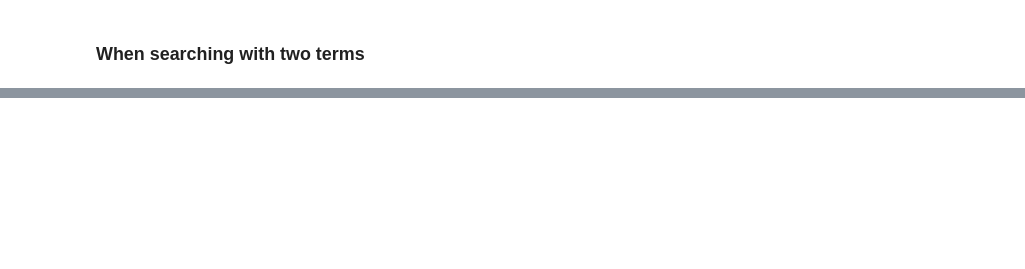
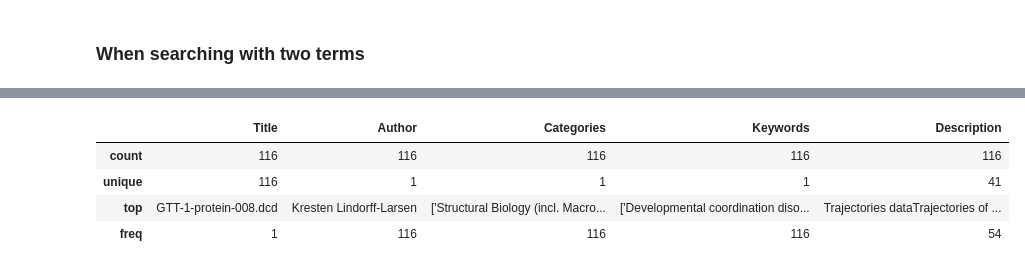
Before and after one commit to ljmesi/Copenhagen_BioHackathon2020, a Jupyter notebook: Select_Covid-19_data.ipynb, the cells around one changed output, grey strips where cells are left out. Cells and saved outputs as stored; diff of their text form; code cells hidden in the pictures; blank space fills up the shorter version.

```diff
--- a/Select_Covid-19_data.ipynb
+++ b/Select_Covid-19_data.ipynb
@@ -375,0 +420,8 @@ sc_data[joined]
+# %%
+sc_data.describe()
+# %% [output]
+|  | Title | Author | Categories | Keywords | Description |
+| count | 116 | 116 | 116 | 116 | 116 |
+| unique | 116 | 1 | 1 | 1 | 41 |
+| top | GTT-1-protein-008.dcd | Kresten Lindorff-Larsen | ['Structural Biology (incl. Macro... | ['Developmental coordination diso... | Trajectories dataTrajectories of ... |
+| freq | 1 | 116 | 116 | 116 | 54 |
```
Also changed, not shown: parts of 30 cells of this notebook.
